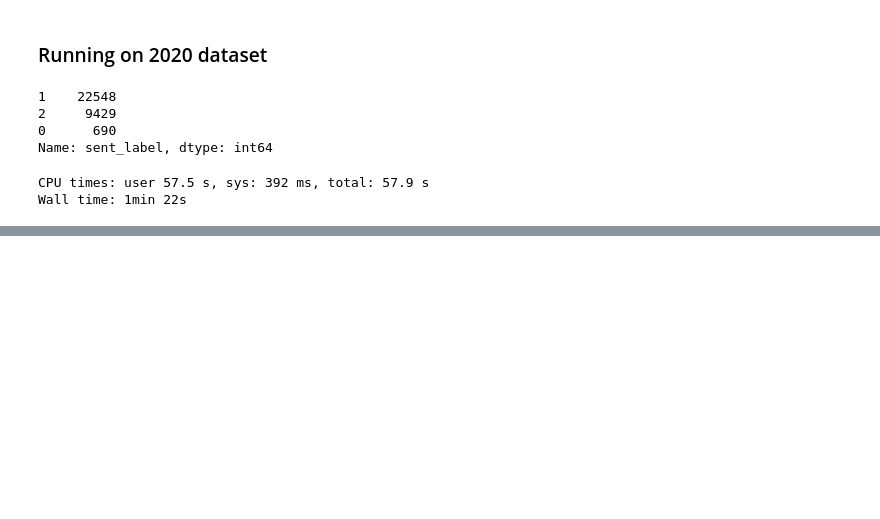
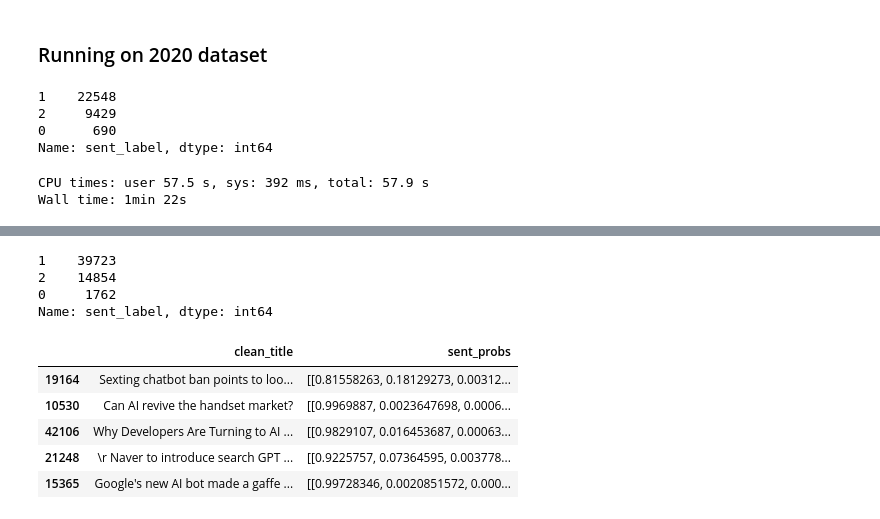
Before and after one commit to kshitij-mittal/Impact_Analysis_GenAI, a Jupyter notebook: 052_Sentiment_Analysis_Transf.ipynb, the cells around one changed output, grey strips where cells are left out. Saved outputs shown, nothing was run; the diff lists cells and outputs as text; code cells hidden in the pictures; blank space fills up the shorter version.

```diff
--- a/052_Sentiment_Analysis_Transf.ipynb
+++ b/052_Sentiment_Analysis_Transf.ipynb
@@ -109,23 +93,3 @@ df_filt_2020_samp
-# %%
-batch_size = 10
-sentiment_probs=[]
-
-for i in range(0, len(df_filt_2020_samp), batch_size):
-    # Get the batch of articles
-    batch_articles = list(df_filt_2020_samp[i:i+batch_size])
-    print(batch_articles)
-
-    # Tokenize the batch of articles
-    inputs = tokenizer(batch_articles, padding='max_length', max_length=500 ,truncation=True, return_tensors='pt')
-
-    # Forward pass through the model
-    outputs = model(**inputs)
-
-    # Access the embeddings or other output
-    probs=F.softmax(output.logits)
-    probs=probs.detach().numpy()
-    sentiment_probs.append(probs)
-    print(probs)
 # %%
 from tqdm import tqdm
 
@@ -177,0 +196,7 @@ Wall time: 1min 22s
+# %%
+%%time
+
+tqdm.pandas()
+df_filt_2023=pd.read_parquet('gs://nlp_final_project_kshitijm/00_Data/NLP_FP_Data5_2023_Topics.parquet')
+df_filt_2023['sent_probs']=df_filt_2023['cleaned_text'].progress_apply(classify_sentiment)
+df_filt_2023['sent_label']=df_filt_2023['sent_probs'].progress_apply(lambda x: np.argmax(x[0]))
@@ -177,0 +212,17 @@ Wall time: 1min 22s
+# %%
+df_filt_2023['sent_label'].value_counts()
+# %% [output]
+1    39723
+2    14854
+0     1762
+Name: sent_label, dtype: int64
+# %%
+pd.options.display.max_colwidth=None
+df_filt_2023[df_filt_2023['sent_label']==0][['clean_title','sent_probs']].sample(5)
+# %% [output]
+|  | clean_title | sent_probs |
+| 19164 | Sexting chatbot ban points to loo... | [[0.81558263, 0.18129273, 0.00312... |
+| 10530 | Can AI revive the handset market? | [[0.9969887, 0.0023647698, 0.0006... |
+| 42106 | Why Developers Are Turning to AI ... | [[0.9829107, 0.016453687, 0.00063... |
+| 21248 | \r Naver to introduce search GPT ... | [[0.9225757, 0.07364595, 0.003778... |
+| 15365 | Google's new AI bot made a gaffe ... | [[0.99728346, 0.0020851572, 0.000... |
```
Also changed, not shown: parts of 20 cells of this notebook, 1 other file.
